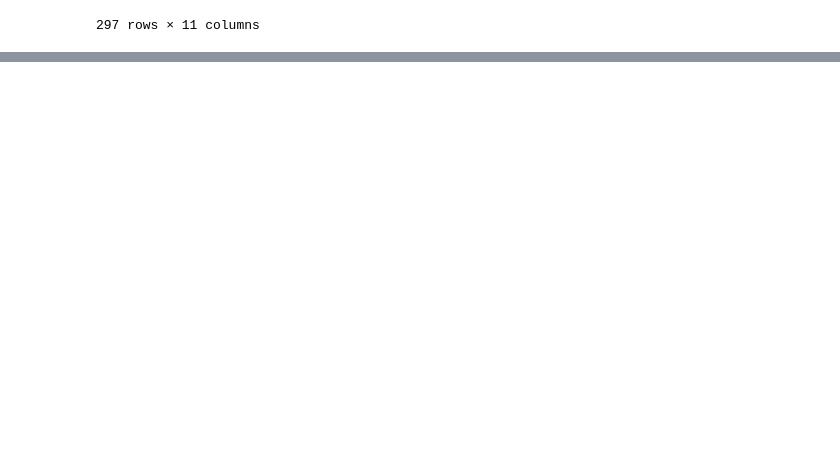
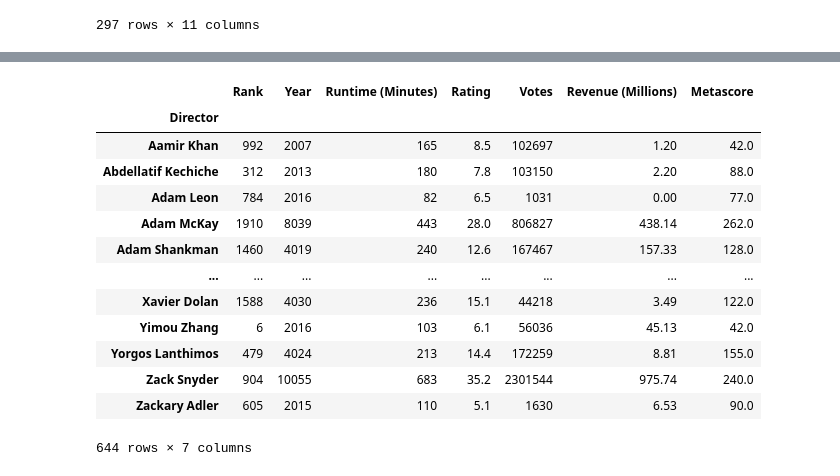
Before and after one commit to muwongelawrence-tech/IMDB_Analysis, a Jupyter notebook: MDB movies notebook.ipynb, the cells around one changed output, grey strips where cells are left out. Cells and saved outputs as stored; diff of their text form; code cells hidden in the pictures; blank space fills up the shorter version.

```diff
--- a/MDB movies notebook.ipynb
+++ b/MDB movies notebook.ipynb
@@ -293,3 +293,21 @@ movies_df[
 | G.I. Joe: Retaliation | 879 | Action,Adventure,Sci-Fi | The G.I. Joes are not only fighti... | Jon M. Chu | Dwayne Johnson, Channing Tatum, A... | 2013 | 110 | 5.8 | 152145 | ... |
 | The Twilight Saga: Breaking Dawn ... | 926 | Adventure,Drama,Fantasy | The Quileutes close in on expecti... | Bill Condon | Kristen Stewart, Robert Pattinson... | 2011 | 117 | 4.9 | 190244 | ... |
 | The Twilight Saga: Eclipse | 942 | Adventure,Drama,Fantasy | As a string of mysterious killing... | David Slade | Kristen Stewart, Robert Pattinson... | 2010 | 124 | 4.9 | 192740 | ... |
+# %%
+# Let’s group our dataset by director and see how much revenue each director has
+movies_df.groupby('Director').sum()
+# %% [output]
+|  | Rank | Year | Runtime (Minutes) | Rating | Votes | Revenue (Millions) | Metascore |
+| Director |  |  |  |  |  |  |  |
+| Aamir Khan | 992 | 2007 | 165 | 8.5 | 102697 | 1.20 | 42.0 |
+| Abdellatif Kechiche | 312 | 2013 | 180 | 7.8 | 103150 | 2.20 | 88.0 |
+| Adam Leon | 784 | 2016 | 82 | 6.5 | 1031 | 0.00 | 77.0 |
+| Adam McKay | 1910 | 8039 | 443 | 28.0 | 806827 | 438.14 | 262.0 |
+| Adam Shankman | 1460 | 4019 | 240 | 12.6 | 167467 | 157.33 | 128.0 |
+| ... | ... | ... | ... | ... | ... | ... | ... |
+| Xavier Dolan | 1588 | 4030 | 236 | 15.1 | 44218 | 3.49 | 122.0 |
+| Yimou Zhang | 6 | 2016 | 103 | 6.1 | 56036 | 45.13 | 42.0 |
+| Yorgos Lanthimos | 479 | 4024 | 213 | 14.4 | 172259 | 8.81 | 155.0 |
+| Zack Snyder | 904 | 10055 | 683 | 35.2 | 2301544 | 975.74 | 240.0 |
+| Zackary Adler | 605 | 2015 | 110 | 5.1 | 1630 | 6.53 | 90.0 |
+644 rows × 7 columns
```
Also changed, not shown: parts of 12 cells of this notebook.
